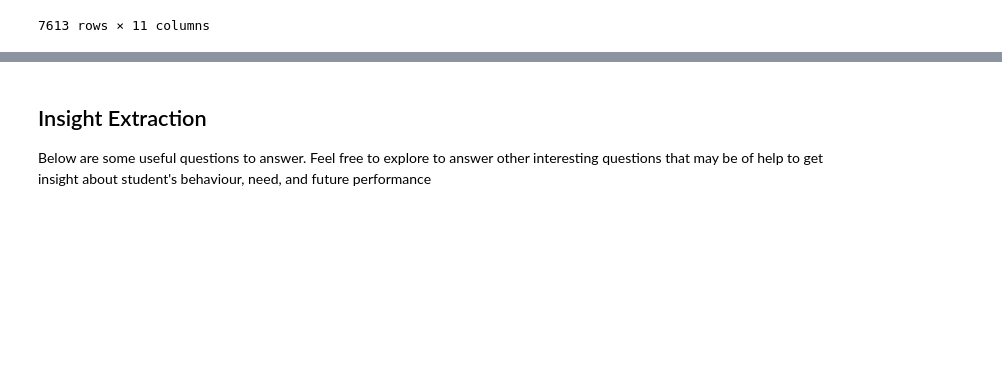
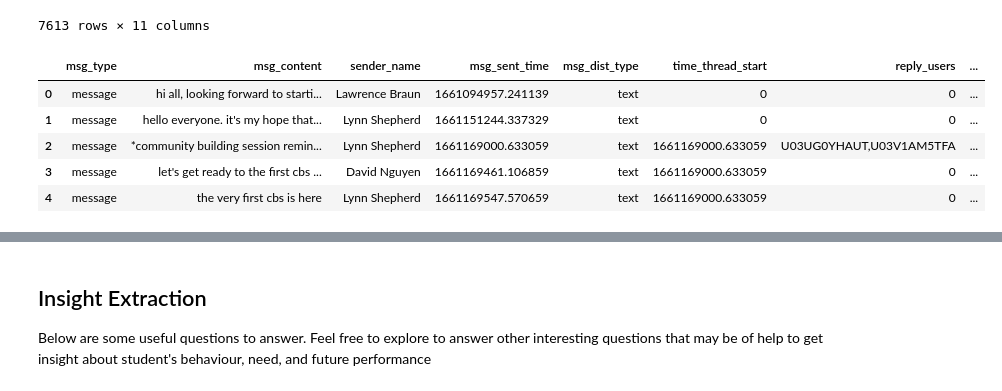
Before and after one commit to beltobel/10Academy-week0-repo, a Jupyter notebook: notebooks/parse_slack_data.ipynb, the cells around one changed output, grey strips where cells are left out. Drawn from its saved outputs; the diff is of its cells as text; code cells hidden in the pictures; blank space fills up the shorter version.

Commit message:
basic statistical analysis on slack messages

```diff
--- a/notebooks/parse_slack_data.ipynb
+++ b/notebooks/parse_slack_data.ipynb
@@ -128,3 +130,12 @@ parsed_slack
 | 7611 | message | we need someone who prays for us ... | Dennis Parker | 1669396046.109249 | text | 1669392749.586729 | 0 | ... |
 | 7612 | message | <@u03uur571a5> also told me that ... | Zachary Clark | 1669396126.099139 | user | 1669392749.586729 | 0 | ... |
 7613 rows × 11 columns
+# %%
+parsed_slack.head()
+# %% [output]
+|  | msg_type | msg_content | sender_name | msg_sent_time | msg_dist_type | time_thread_start | reply_users | ... |
+| 0 | message | hi all, looking forward to starti... | Lawrence Braun | 1661094957.241139 | text | 0 | 0 | ... |
+| 1 | message | hello everyone. it's my hope that... | Lynn Shepherd | 1661151244.337329 | text | 0 | 0 | ... |
+| 2 | message | *community building session remin... | Lynn Shepherd | 1661169000.633059 | text | 1661169000.633059 | U03UG0YHAUT,U03V1AM5TFA | ... |
+| 3 | message | let's get ready to the first cbs ... | David Nguyen | 1661169461.106859 | text | 1661169000.633059 | 0 | ... |
+| 4 | message | the very first cbs is here | Lynn Shepherd | 1661169547.570659 | text | 1661169000.633059 | 0 | ... |
```
Also changed, not shown: parts of 36 cells of this notebook.
